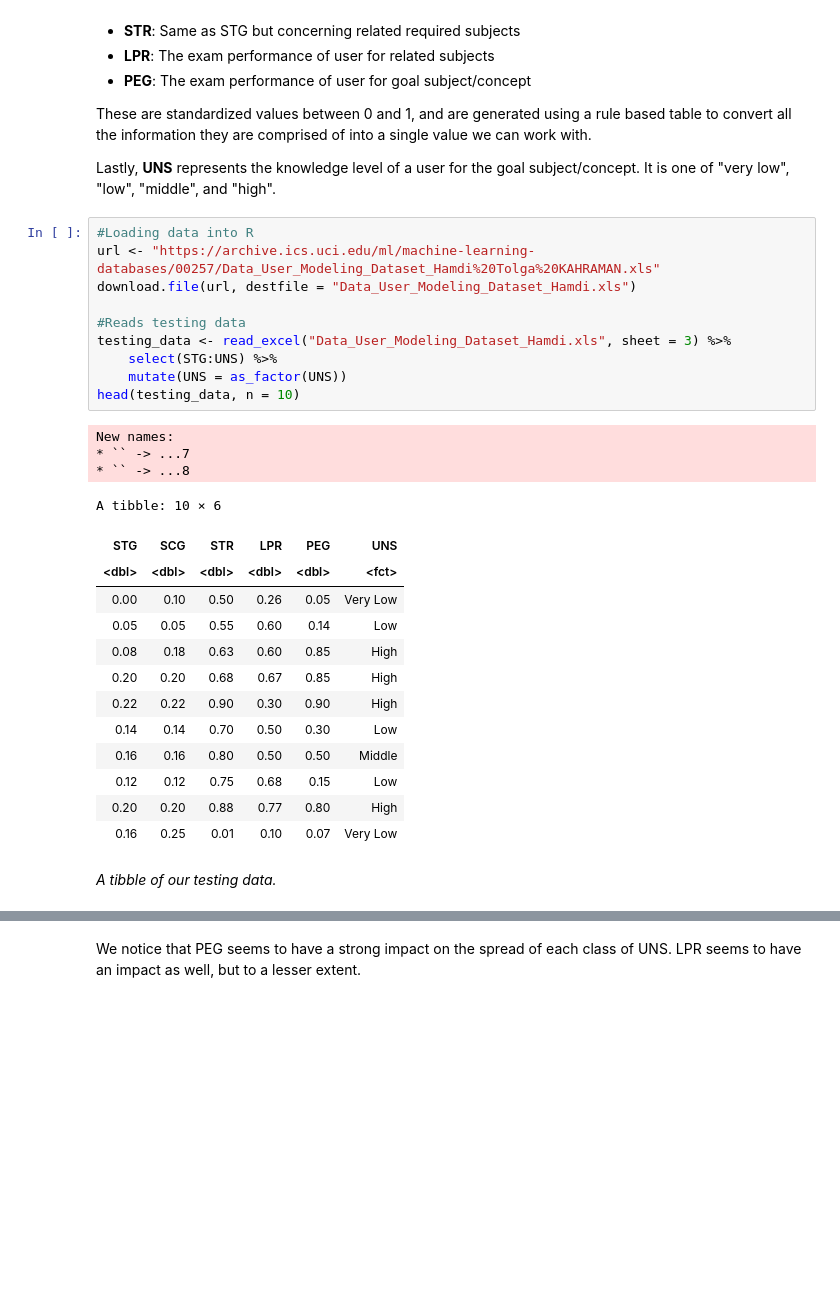
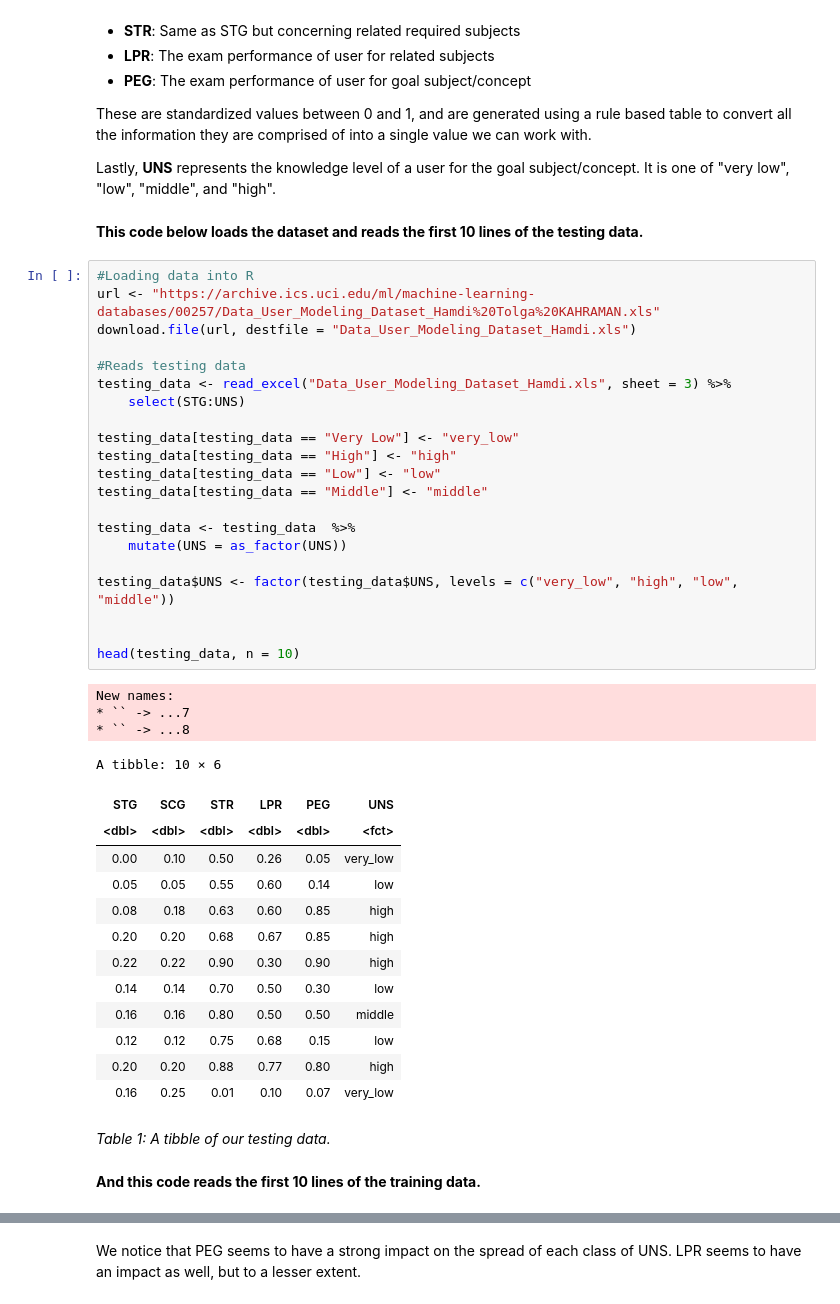
Before and after one commit to knices/user-knowledge-project, a Jupyter notebook: final report.ipynb, the cells around one changed output, grey strips where cells are left out. Cells and saved outputs as stored; diff of their text form; blank space fills up the shorter version.

```diff
--- a/final report.ipynb
+++ b/final report.ipynb
@@ -50,35 +30,50 @@ The predictors STG, SCG, STR, LPR, and PEG represent domain dependant informatio
 These are standardized values between 0 and 1, and are generated using a rule based table to convert all the information they are comprised of into a single value we can work with.  <br />
 
 Lastly, **UNS** represents the knowledge level of a user for the goal subject/concept. It is one of "very low", "low", "middle", and "high".
+# %% [markdown]
+**This code below loads the dataset and reads the first 10 lines of the testing data.**
 # %%
 #Loading data into R
 url <- "https://archive.ics.uci.edu/ml/machine-learning-databases/00257/Data_User_Modeling_Dataset_Hamdi%20Tolga%20KAHRAMAN.xls"
 download.file(url, destfile = "Data_User_Modeling_Dataset_Hamdi.xls")
 
 #Reads testing data
 testing_data <- read_excel("Data_User_Modeling_Dataset_Hamdi.xls", sheet = 3) %>%
-    select(STG:UNS) %>%
+    select(STG:UNS)
+
+testing_data[testing_data == "Very Low"] <- "very_low"
+testing_data[testing_data == "High"] <- "high"
+testing_data[testing_data == "Low"] <- "low"
+testing_data[testing_data == "Middle"] <- "middle"
+
+testing_data <- testing_data  %>%
     mutate(UNS = as_factor(UNS))
+
+testing_data$UNS <- factor(testing_data$UNS, levels = c("very_low", "high", "low", "middle"))
+
+
 head(testing_data, n = 10)
 # %% [output]
 New names:
 * `` -> ...7
 * `` -> ...8
 A tibble: 10 × 6
 | STG | SCG | STR | LPR | PEG | UNS |
 | <dbl> | <dbl> | <dbl> | <dbl> | <dbl> | <fct> |
-| 0.00 | 0.10 | 0.50 | 0.26 | 0.05 | Very Low |
-| 0.05 | 0.05 | 0.55 | 0.60 | 0.14 | Low |
-| 0.08 | 0.18 | 0.63 | 0.60 | 0.85 | High |
-| 0.20 | 0.20 | 0.68 | 0.67 | 0.85 | High |
-| 0.22 | 0.22 | 0.90 | 0.30 | 0.90 | High |
-| 0.14 | 0.14 | 0.70 | 0.50 | 0.30 | Low |
-| 0.16 | 0.16 | 0.80 | 0.50 | 0.50 | Middle |
-| 0.12 | 0.12 | 0.75 | 0.68 | 0.15 | Low |
-| 0.20 | 0.20 | 0.88 | 0.77 | 0.80 | High |
-| 0.16 | 0.25 | 0.01 | 0.10 | 0.07 | Very Low |
+| 0.00 | 0.10 | 0.50 | 0.26 | 0.05 | very_low |
+| 0.05 | 0.05 | 0.55 | 0.60 | 0.14 | low |
+| 0.08 | 0.18 | 0.63 | 0.60 | 0.85 | high |
+| 0.20 | 0.20 | 0.68 | 0.67 | 0.85 | high |
+| 0.22 | 0.22 | 0.90 | 0.30 | 0.90 | high |
+| 0.14 | 0.14 | 0.70 | 0.50 | 0.30 | low |
+| 0.16 | 0.16 | 0.80 | 0.50 | 0.50 | middle |
+| 0.12 | 0.12 | 0.75 | 0.68 | 0.15 | low |
+| 0.20 | 0.20 | 0.88 | 0.77 | 0.80 | high |
+| 0.16 | 0.25 | 0.01 | 0.10 | 0.07 | very_low |
 # %% [markdown]
-*A tibble of our testing data.*
+*Table 1: A tibble of our testing data.*
+# %% [markdown]
+**And this code reads the first 10 lines of the training data.**
 # %%
 #Reads training data
 training_data <- read_excel("data/Data_User_Modeling_Dataset_Hamdi.xls", sheet = 2) %>%
```
Also changed, not shown: parts of 32 cells of this notebook.
